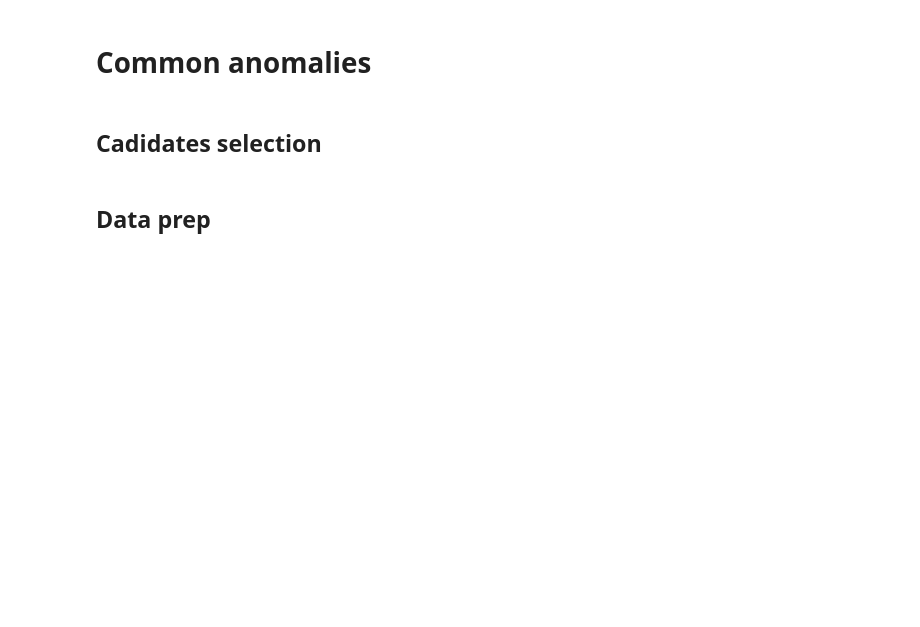
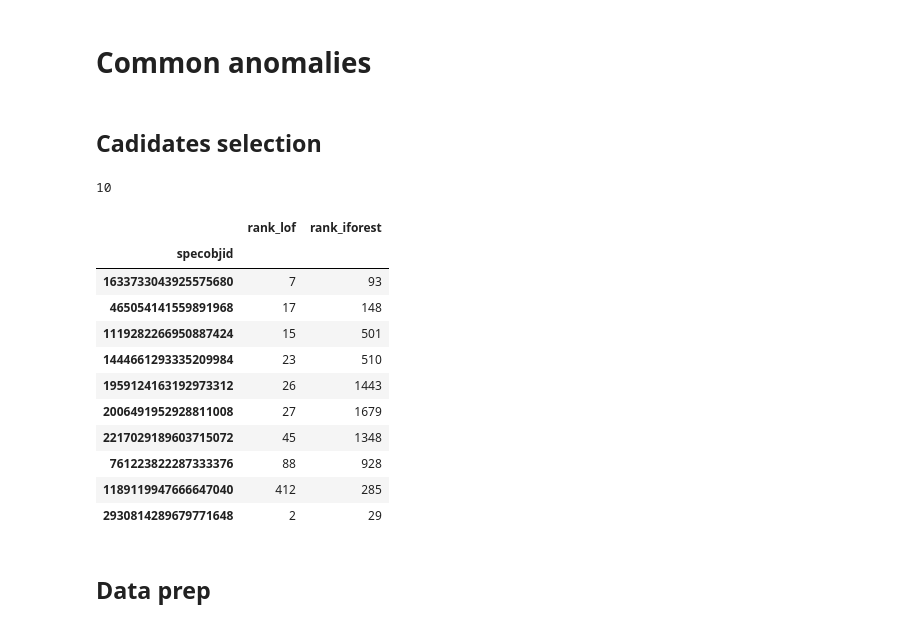
Before and after one commit to ed-ortizm/anomaly, a Jupyter notebook: thesis/latent/01_overview_overlap_divergence_lof_iforest.ipynb, the cells around one changed output. Drawn from its saved outputs; the diff is of its cells as text; code cells hidden in the pictures; blank space fills up the shorter version.

```diff
--- a/thesis/latent/01_overview_overlap_divergence_lof_iforest.ipynb
+++ b/thesis/latent/01_overview_overlap_divergence_lof_iforest.ipynb
@@ -466,17 +466,29 @@ N only in A (B): 1301
 # %%
 # selection of common anomalies
 common_selected_ids = [
-    # spike and noise
-    1413149843194406912, 637325355518027776,
-    #
-    734111514142730240, # strong narrow emission line
-    # braod emssion line with OIII way larger than H alpha
+    # broad emission with strong OIII
     1633733043925575680,
-    # broad with weird continuum, and missing flux on red end and OIII in half
-    1192355533059811328,
-    # weird continuum
-    531492683672217600,
-    # weird blue slope, very pronounced
+    # broad emission lines with second OIII cut off in half
+    465054141559891968,
+    # featureless continuum with blue slope
+    1119282266950887424,
+    # evolved galaxy
+    1444661293335209984,
+    # emission line with strong OII and blue slope
     1959124163192973312,
-    1780176998165932032,
+    # emission line with bumpy continuum and red slope
+    # has strong H alpha, OII and OII respectively
+    2006491952928811008,
+    # evolved galaxy with artifact around 540 nm
+    2217029189603715072,
+    # evolved galaxy with weak H alpha and SII
+    # a data arfact around 370 nm, and a pronounced red slope
+    761223822287333376,
+    # broad emission with extrem strong OIII and h beta cut off in half
+    1189119947666647040,
+    # strong emission but data artifact: no OII and no OIII
+    2930814289679771648
 ]
+len(common_selected_ids)
+# %% [output]
+10
@@ -487,3 +495,21 @@ score_rank_df.loc[common_selected_ids,rank_cols]
+# %%
+bin_id = 'bin_03'
+score_df = scores_df_dict[bin_id]
+
+score_df.loc[common_selected_ids, ['rank_lof', 'rank_iforest']]
+# %% [output]
+|  | rank_lof | rank_iforest |
+| specobjid |  |  |
+| 1633733043925575680 | 7 | 93 |
+| 465054141559891968 | 17 | 148 |
+| 1119282266950887424 | 15 | 501 |
+| 1444661293335209984 | 23 | 510 |
+| 1959124163192973312 | 26 | 1443 |
+| 2006491952928811008 | 27 | 1679 |
+| 2217029189603715072 | 45 | 1348 |
+| 761223822287333376 | 88 | 928 |
+| 1189119947666647040 | 412 | 285 |
+| 2930814289679771648 | 2 | 29 |
 # %% [markdown]
 ## Data prep
 # %%
```
Also changed, not shown: parts of 2 cells of this notebook, 1 other file.
